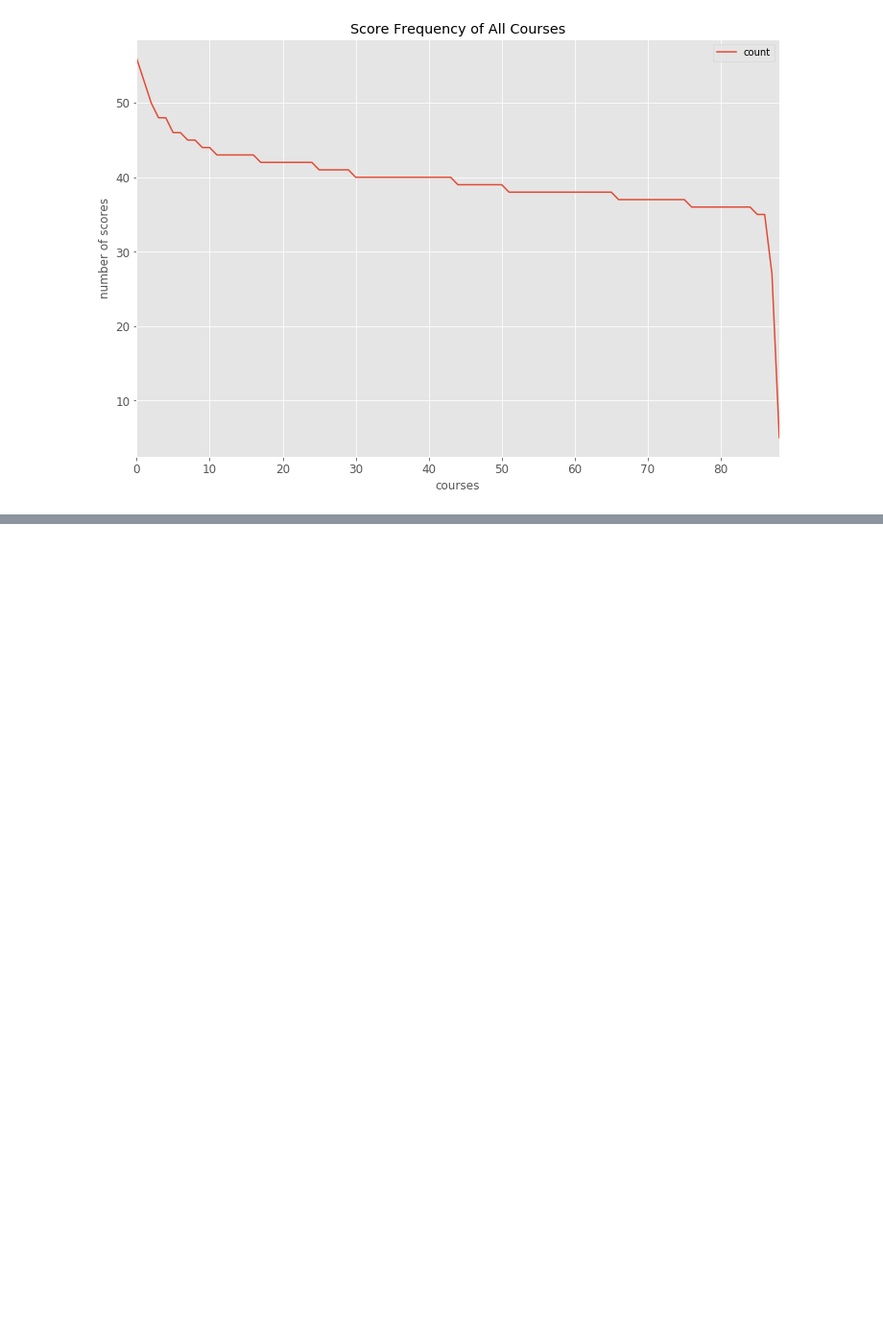
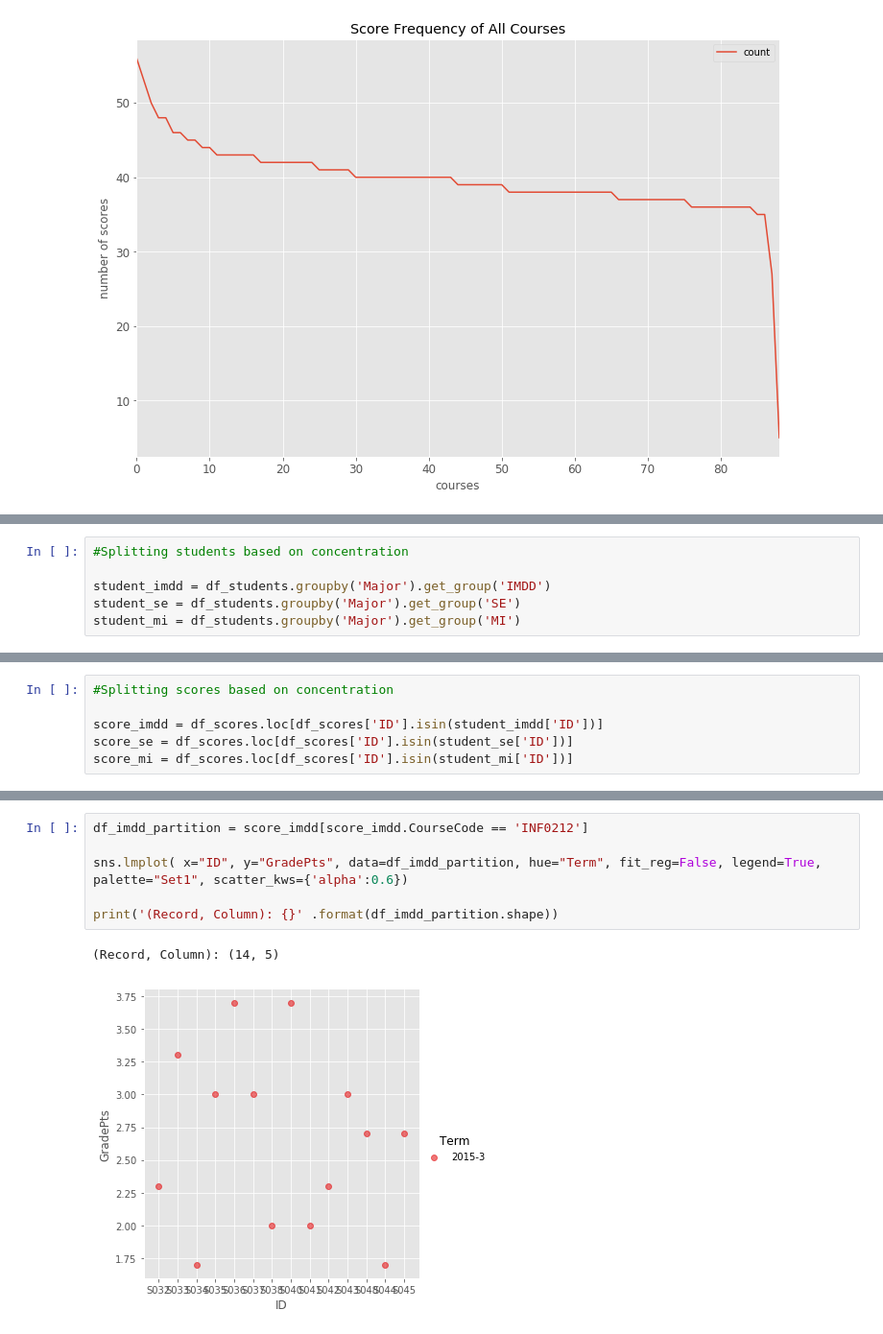
Before and after one commit to nickylogan/ICRS, a Jupyter notebook: Frontier.ipynb, the cells around one changed output, grey strips where cells are left out. Shown at 96% size. Cells and saved outputs as stored; diff of their text form; blank space fills up the shorter version.

```diff
--- a/Frontier.ipynb
+++ b/Frontier.ipynb
@@ -177,0 +186,6 @@ print('(Record, Column): {}' .format(df_scores_partition.shape))
+# %%
+#Splitting students based on concentration
+
+student_imdd = df_students.groupby('Major').get_group('IMDD')
+student_se = df_students.groupby('Major').get_group('SE')
+student_mi = df_students.groupby('Major').get_group('MI')
@@ -177,0 +212,6 @@ print('(Record, Column): {}' .format(df_scores_partition.shape))
+# %%
+#Splitting scores based on concentration
+
+score_imdd = df_scores.loc[df_scores['ID'].isin(student_imdd['ID'])]
+score_se = df_scores.loc[df_scores['ID'].isin(student_se['ID'])]
+score_mi = df_scores.loc[df_scores['ID'].isin(student_mi['ID'])]
@@ -177,0 +238,9 @@ print('(Record, Column): {}' .format(df_scores_partition.shape))
+# %%
+df_imdd_partition = score_imdd[score_imdd.CourseCode == 'INF0212']
+
+sns.lmplot( x="ID", y="GradePts", data=df_imdd_partition, hue="Term", fit_reg=False, legend=True, palette="Set1", scatter_kws={'alpha':0.6})
+
+print('(Record, Column): {}' .format(df_imdd_partition.shape))
+# %% [output]
+(Record, Column): (14, 5)
+[figure, added]
```
Also changed, not shown: parts of 6 cells of this notebook, 4 other files.
